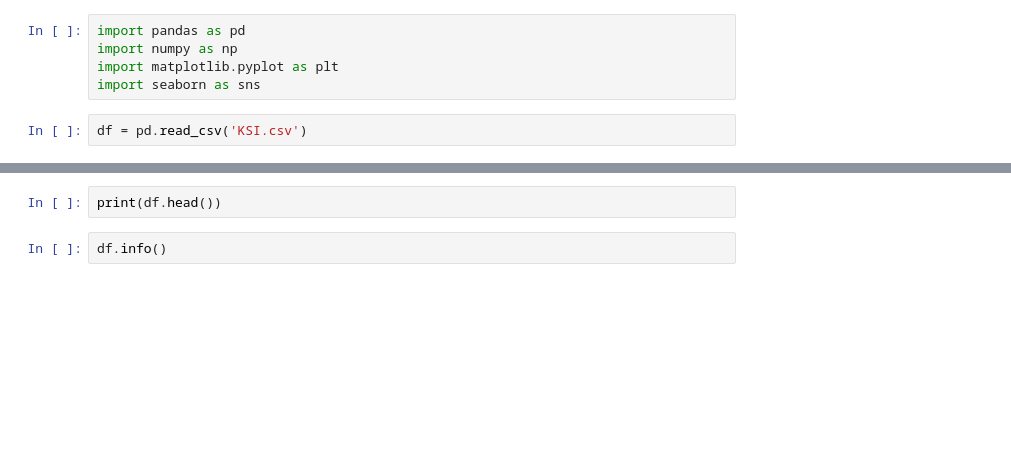
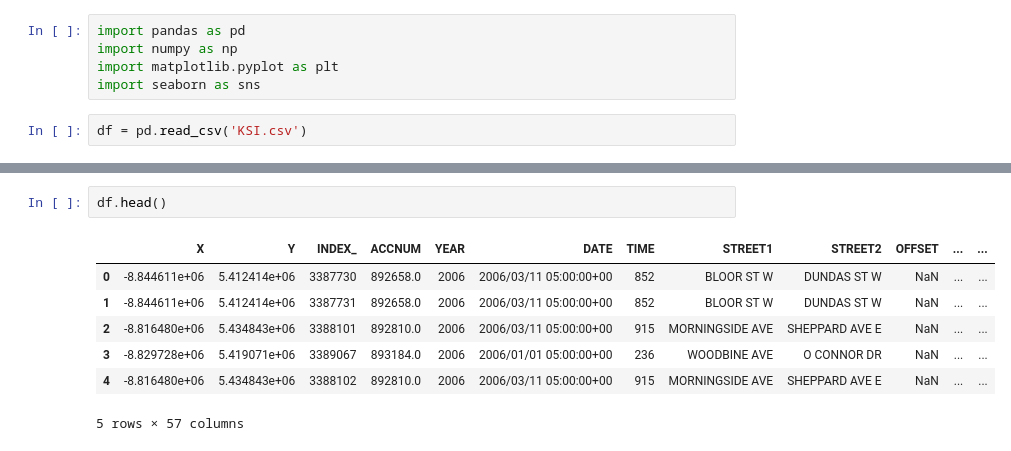
Before and after one commit to AazainKhan/toronto-collision-prediction, a Jupyter notebook: KSI_data_exploration.ipynb, the cells around one changed output, grey strips where cells are left out. Drawn from its saved outputs; the diff is of its cells as text; blank space fills up the shorter version.

```diff
--- a/KSI_data_exploration.ipynb
+++ b/KSI_data_exploration.ipynb
@@ -12,4 +18,10 @@ print(df.shape)
-# %%
-print(df.head())
 # %%
-df.info()
+df.head()
+# %% [output]
+|  | X | Y | INDEX_ | ACCNUM | YEAR | DATE | TIME | STREET1 | STREET2 | OFFSET | ... | ... |
+| 0 | -8.844611e+06 | 5.412414e+06 | 3387730 | 892658.0 | 2006 | 2006/03/11 05:00:00+00 | 852 | BLOOR ST W | DUNDAS ST W | NaN | ... | ... |
+| 1 | -8.844611e+06 | 5.412414e+06 | 3387731 | 892658.0 | 2006 | 2006/03/11 05:00:00+00 | 852 | BLOOR ST W | DUNDAS ST W | NaN | ... | ... |
+| 2 | -8.816480e+06 | 5.434843e+06 | 3388101 | 892810.0 | 2006 | 2006/03/11 05:00:00+00 | 915 | MORNINGSIDE AVE | SHEPPARD AVE E | NaN | ... | ... |
+| 3 | -8.829728e+06 | 5.419071e+06 | 3389067 | 893184.0 | 2006 | 2006/01/01 05:00:00+00 | 236 | WOODBINE AVE | O CONNOR DR | NaN | ... | ... |
+| 4 | -8.816480e+06 | 5.434843e+06 | 3388102 | 892810.0 | 2006 | 2006/03/11 05:00:00+00 | 915 | MORNINGSIDE AVE | SHEPPARD AVE E | NaN | ... | ... |
+5 rows × 57 columns
```
Also changed, not shown: parts of 43 cells of this notebook.
